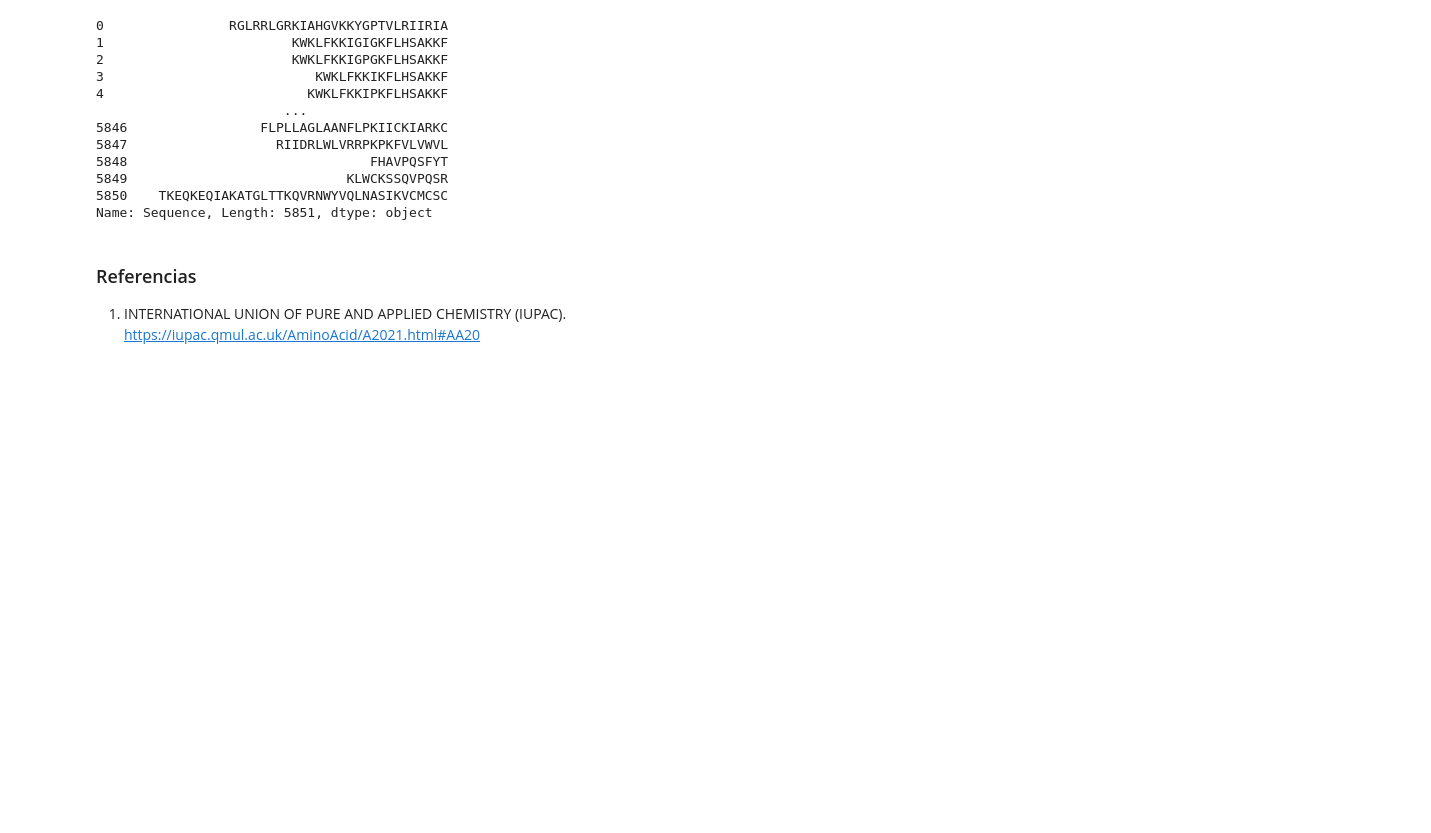
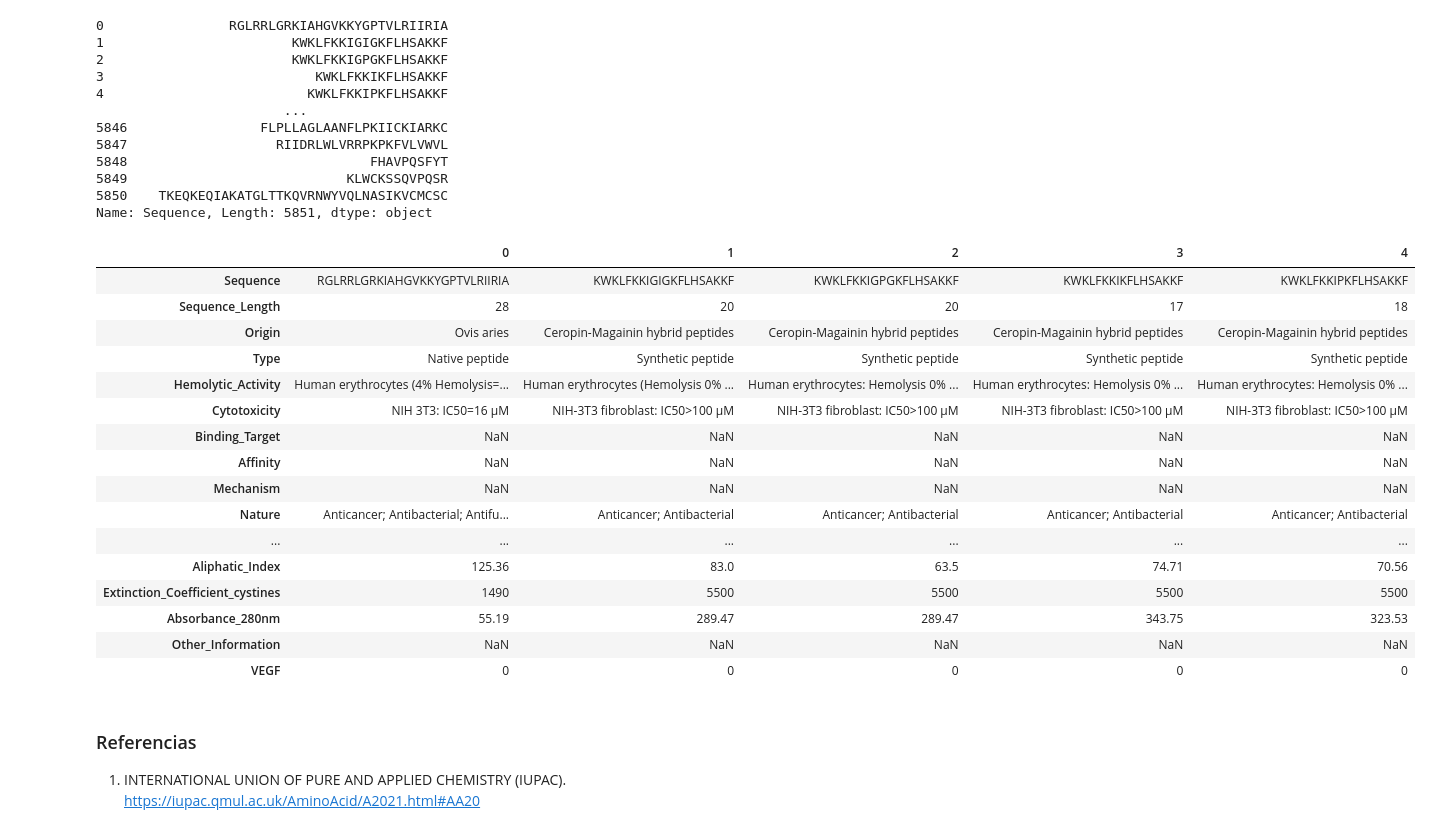
Before and after one commit to A01795375/Proyecto_Integrador_cancer, a Jupyter notebook: notebooks/Avance 2.ipynb, the cells around one changed output. Cells and saved outputs as stored; diff of their text form; code cells hidden in the pictures; blank space fills up the shorter version.

```diff
--- a/notebooks/Avance 2.ipynb
+++ b/notebooks/Avance 2.ipynb
@@ -27,7 +27,7 @@ import seaborn as sns
 import re
 # %%
 #leer csv con dataset preprocesado
-df_peptidos = pd.read_csv('./data/processed/peptide_processed.csv')
+df_peptidos = pd.read_csv('../data/processed/peptide_processed.csv')
 df_peptidos.head(3).T
 # %% [output]
 |  | 0 | 1 | 2 |
@@ -115,6 +112,29 @@ df_peptidos["Sequence"]
 5849                            KLWCKSSQVPQSR
 5850    TKEQKEQIAKATGLTTKQVRNWYVQLNASIKVCMCSC
 Name: Sequence, Length: 5851, dtype: object
+# %%
+
+for i in range(len(df_peptidos)):
+   df_peptidos.loc[i,"Sequence_Length"] = len(df_peptidos["Sequence"][i])
+df_peptidos.head(5).T
+# %% [output]
+|  | 0 | 1 | 2 | 3 | 4 |
+| Sequence | RGLRRLGRKIAHGVKKYGPTVLRIIRIA | KWKLFKKIGIGKFLHSAKKF | KWKLFKKIGPGKFLHSAKKF | KWKLFKKIKFLHSAKKF | KWKLFKKIPKFLHSAKKF |
+| Sequence_Length | 28 | 20 | 20 | 17 | 18 |
+| Origin | Ovis aries | Ceropin-Magainin hybrid peptides | Ceropin-Magainin hybrid peptides | Ceropin-Magainin hybrid peptides | Ceropin-Magainin hybrid peptides |
+| Type | Native peptide | Synthetic peptide | Synthetic peptide | Synthetic peptide | Synthetic peptide |
+| Hemolytic_Activity | Human erythrocytes (4% Hemolysis=... | Human erythrocytes (Hemolysis 0% ... | Human erythrocytes: Hemolysis 0% ... | Human erythrocytes: Hemolysis 0% ... | Human erythrocytes: Hemolysis 0% ... |
+| Cytotoxicity | NIH 3T3: IC50=16 µM | NIH-3T3 fibroblast: IC50>100 μM | NIH-3T3 fibroblast: IC50>100 μM | NIH-3T3 fibroblast: IC50>100 μM | NIH-3T3 fibroblast: IC50>100 μM |
+| Binding_Target | NaN | NaN | NaN | NaN | NaN |
+| Affinity | NaN | NaN | NaN | NaN | NaN |
+| Mechanism | NaN | NaN | NaN | NaN | NaN |
+| Nature | Anticancer; Antibacterial; Antifu... | Anticancer; Antibacterial | Anticancer; Antibacterial | Anticancer; Antibacterial | Anticancer; Antibacterial |
+| ... | ... | ... | ... | ... | ... |
+| Aliphatic_Index | 125.36 | 83.0 | 63.5 | 74.71 | 70.56 |
+| Extinction_Coefficient_cystines | 1490 | 5500 | 5500 | 5500 | 5500 |
+| Absorbance_280nm | 55.19 | 289.47 | 289.47 | 343.75 | 323.53 |
+| Other_Information | NaN | NaN | NaN | NaN | NaN |
+| VEGF | 0 | 0 | 0 | 0 | 0 |
 # %% [markdown]
 ### Referencias
 
```
Also changed, not shown: parts of 1 cell of this notebook.
